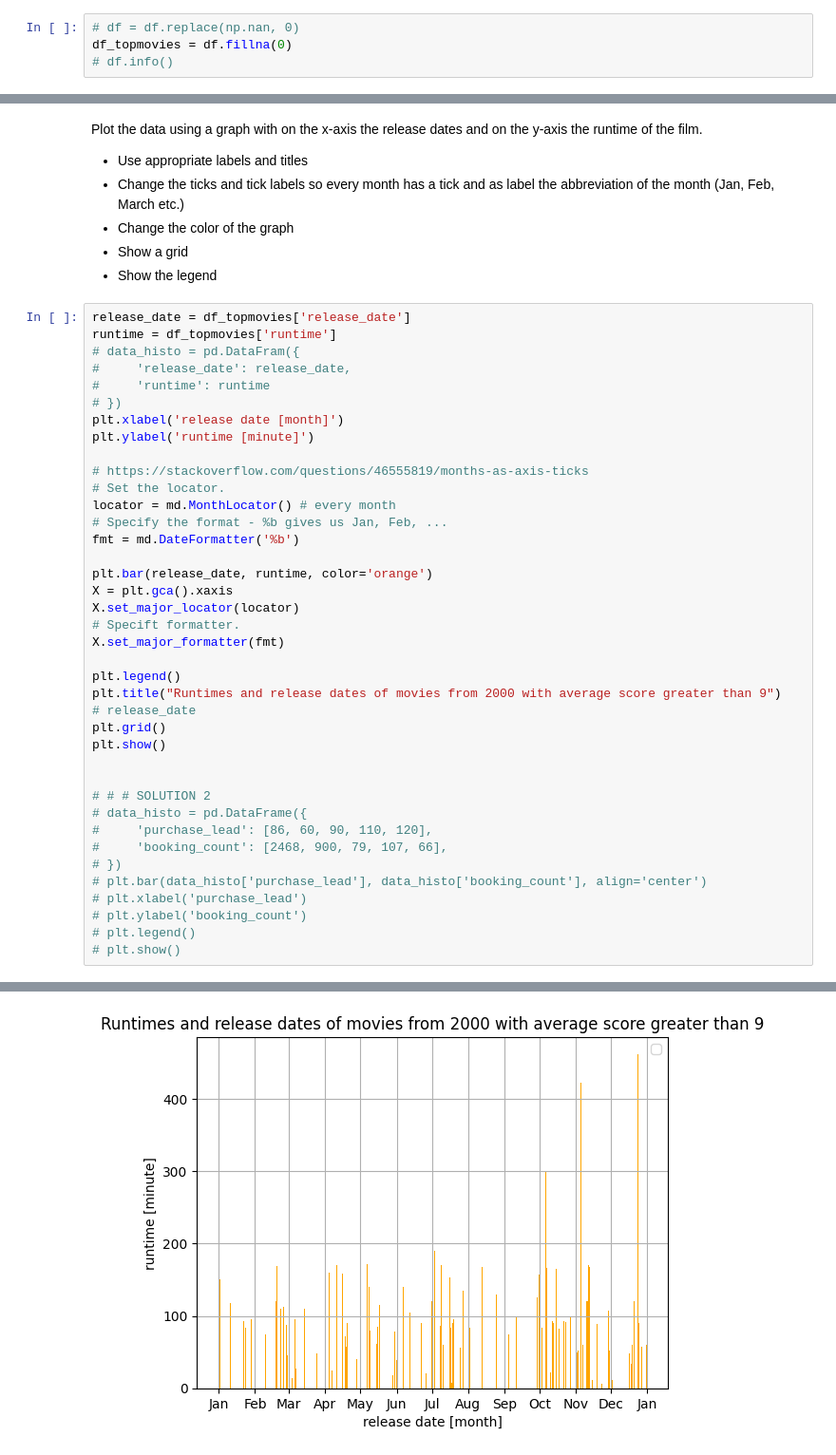
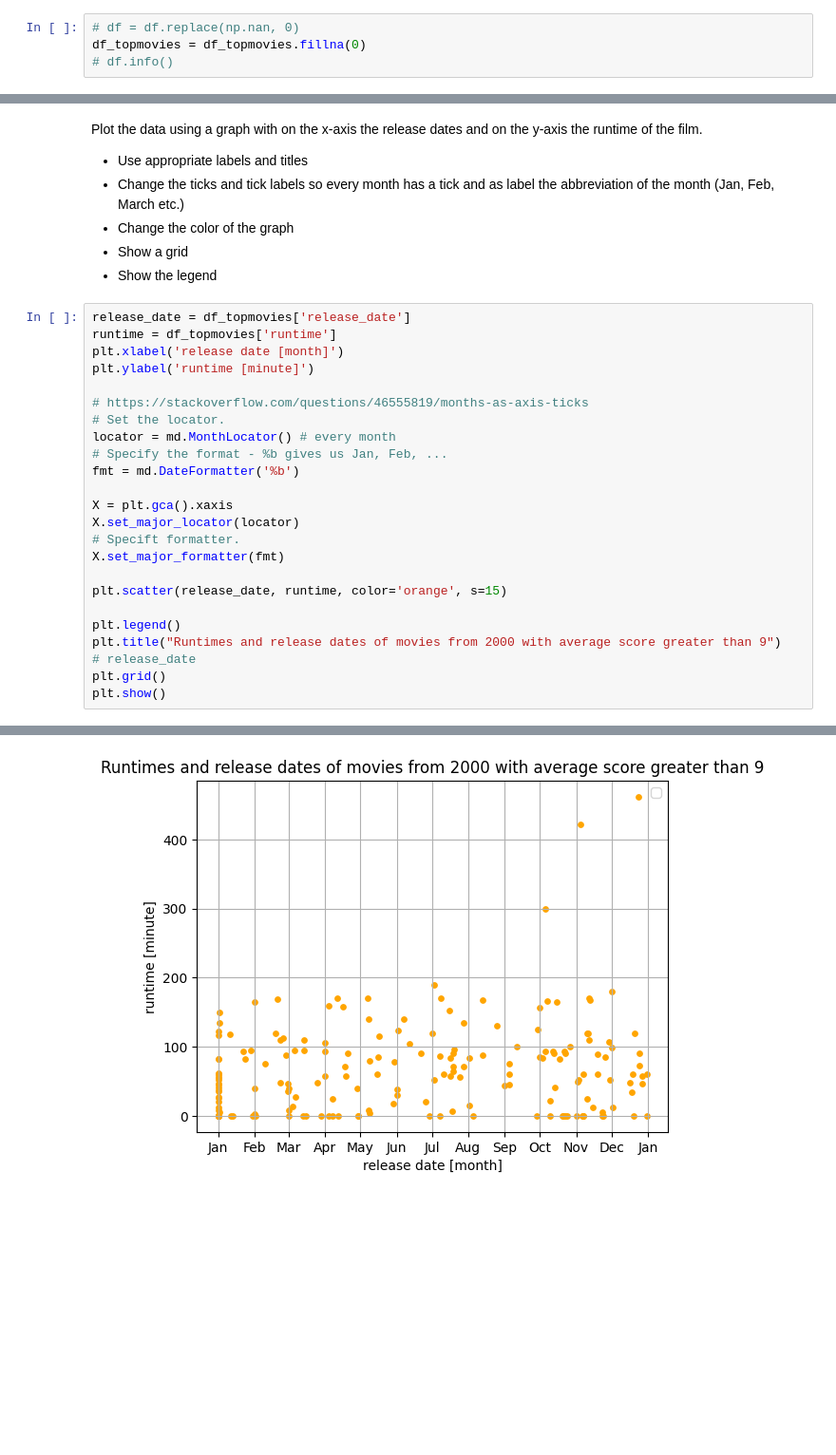
Before and after one commit to MatejVeselUCLL/exercises, a Jupyter notebook: 07-data-processing/05-more_exercises/TMDB-movies_student.ipynb, the cells around one changed output, grey strips where cells are left out. Shown at 95% size. Saved outputs shown, nothing was run; the diff lists cells and outputs as text; blank space fills up the shorter version.

```diff
--- a/07-data-processing/05-more_exercises/TMDB-movies_student.ipynb
+++ b/07-data-processing/05-more_exercises/TMDB-movies_student.ipynb
@@ -40,5 +40,5 @@ Top movies df: (185, 26)
 Replace all NaN's with 0.
 # %%
 # df = df.replace(np.nan, 0)
-df_topmovies = df.fillna(0)
+df_topmovies = df_topmovies.fillna(0)
 # df.info()
@@ -70,42 +52,27 @@ Plot the data using a graph with on the x-axis the release dates and on the y-ax
 # %%
 release_date = df_topmovies['release_date']
 runtime = df_topmovies['runtime']
-# data_histo = pd.DataFram({
-#     'release_date': release_date,
-#     'runtime': runtime
-# })
 plt.xlabel('release date [month]')
 plt.ylabel('runtime [minute]')
 
 # https://stackoverflow.com/questions/46555819/months-as-axis-ticks
 # Set the locator.
 locator = md.MonthLocator() # every month
 # Specify the format - %b gives us Jan, Feb, ...
 fmt = md.DateFormatter('%b')
 
-plt.bar(release_date, runtime, color='orange')
 X = plt.gca().xaxis
 X.set_major_locator(locator)
 # Specift formatter.
 X.set_major_formatter(fmt)
+
+plt.scatter(release_date, runtime, color='orange', s=15)
 
 plt.legend()
 plt.title("Runtimes and release dates of movies from 2000 with average score greater than 9")
 # release_date
 plt.grid()
 plt.show()
-
-
-# # # SOLUTION 2
-# data_histo = pd.DataFrame({
-#     'purchase_lead': [86, 60, 90, 110, 120],
-#     'booking_count': [2468, 900, 79, 107, 66],
-# })
-# plt.bar(data_histo['purchase_lead'], data_histo['booking_count'], align='center')
-# plt.xlabel('purchase_lead')
-# plt.ylabel('booking_count')
-# plt.legend()
-# plt.show()
 # %% [output]
 No artists with labels found to put in legend.  Note that artists whose label start with an underscore are ignored when legend() is called with no argument.
-[figure, old version]
+[figure, new version]
```
Also changed, not shown: parts of 1 cell of this notebook, 18 other files.
